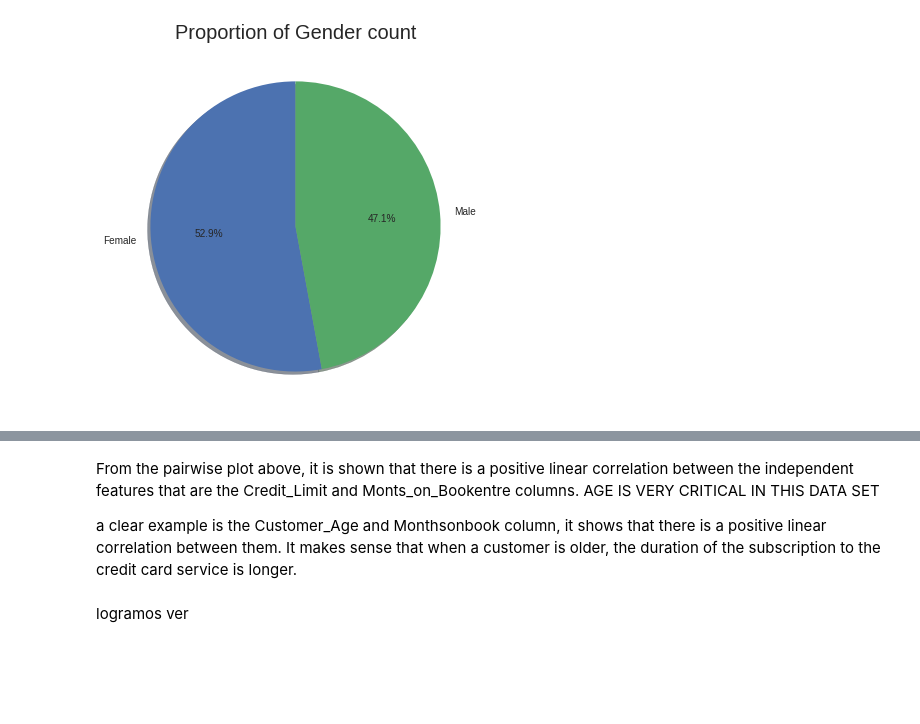
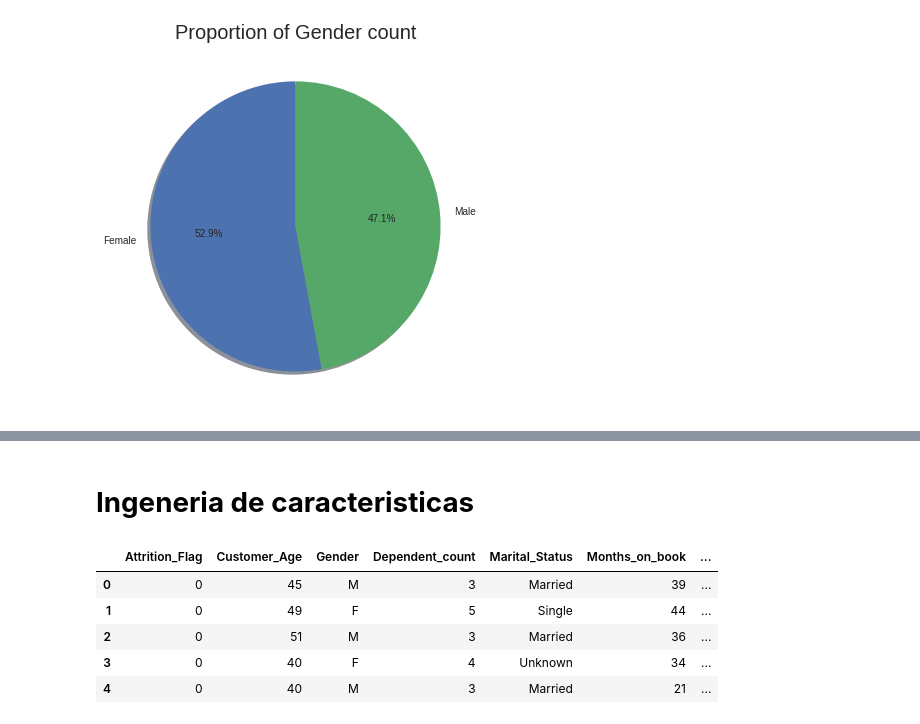
Before and after one commit to MaicolFranco/Prediction_Credit_Card, a Jupyter notebook: Credit_Card_Prediction.ipynb, the cells around one changed output, grey strips where cells are left out. Cells and saved outputs as stored; diff of their text form; code cells hidden in the pictures; blank space fills up the shorter version.

```diff
--- a/Credit_Card_Prediction.ipynb
+++ b/Credit_Card_Prediction.ipynb
@@ -253,7 +258,0 @@ plt.show()
-# %% [markdown]
-From the pairwise plot above, it is shown that there is a positive linear correlation between the independent features that are the Credit_Limit and Monts_on_Bookentre columns.
-AGE IS VERY CRITICAL IN THIS DATA SET
-
-a clear example is the Customer_Age and Monthsonbook column, it shows that there is a positive linear correlation between them. It makes sense that when a customer is older, the duration of the subscription to the credit card service is longer.
-# %% [markdown]
-logramos ver
@@ -262,0 +259,2 @@ logramos ver
+# %% [markdown]
+# **Ingeneria de caracteristicas**
@@ -262,0 +292,9 @@ logramos ver
+# %%
+df.head()
+# %% [output]
+|  | Attrition_Flag | Customer_Age | Gender | Dependent_count | Marital_Status | Months_on_book | ... |
+| 0 | 0 | 45 | M | 3 | Married | 39 | ... |
+| 1 | 0 | 49 | F | 5 | Single | 44 | ... |
+| 2 | 0 | 51 | M | 3 | Married | 36 | ... |
+| 3 | 0 | 40 | F | 4 | Unknown | 34 | ... |
+| 4 | 0 | 40 | M | 3 | Married | 21 | ... |
```
Also changed, not shown: parts of 63 cells of this notebook.
